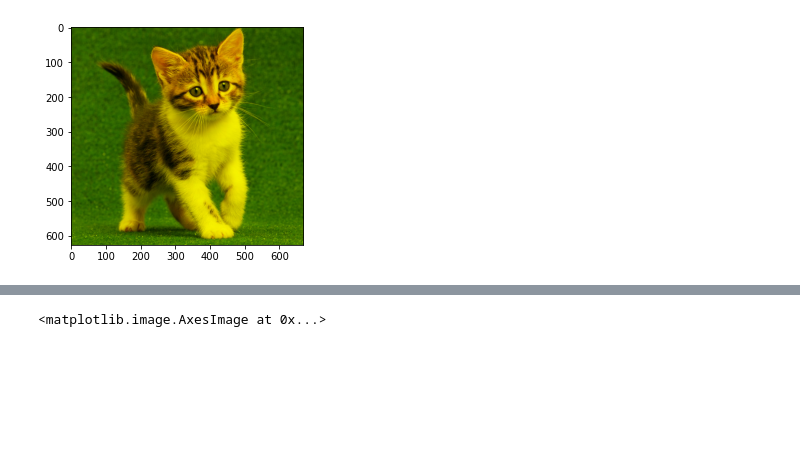
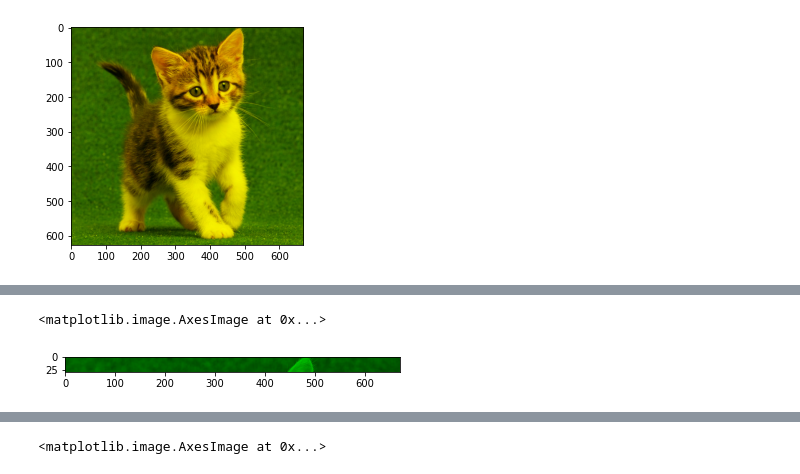
Before and after one commit to ssusanti8/PCVK_Matrikulisasi, a Jupyter notebook: jobsheet2.ipynb, the cells around one changed output, grey strips where cells are left out. Cells and saved outputs as stored; diff of their text form; code cells hidden in the pictures; blank space fills up the shorter version.

```diff
--- a/jobsheet2.ipynb
+++ b/jobsheet2.ipynb
@@ -153,2 +166,17 @@ plt.imshow(img3)
+# %%
+#Tugas no 3
+#image baris ke 5-30, semua kolom, channel Green saja
+imgHijau = img
+img5=imgHijau
+img5[:,:,0] = 0
+img5[:,:,2] = 0
+plt.imshow(img5)
+y=5
+h=30
+crop_img = img5[y:y+h]
+plt.imshow(crop_img)
+# %% [output]
+<matplotlib.image.AxesImage at 0x...>
+[figure, added]
 # %%
 #Tugas no 4
```
Also changed, not shown: parts of 5 cells of this notebook.
